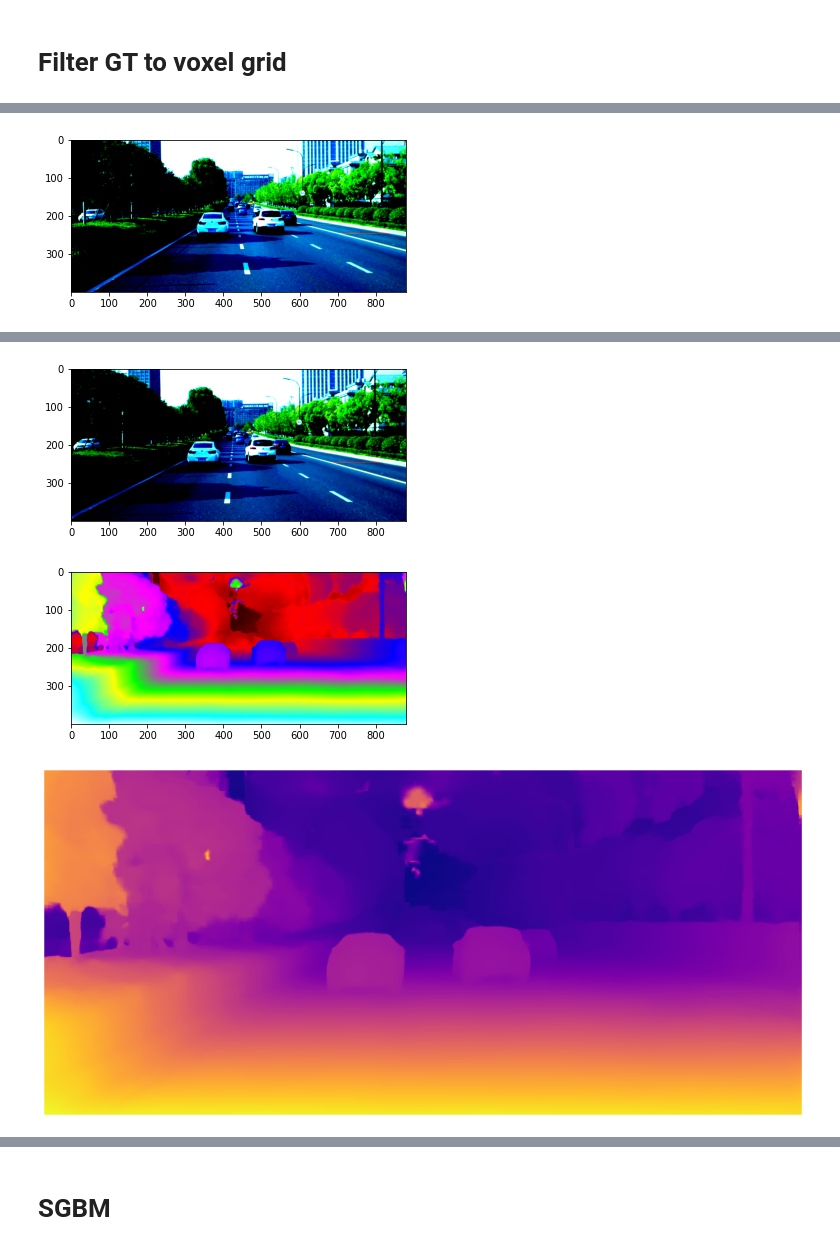
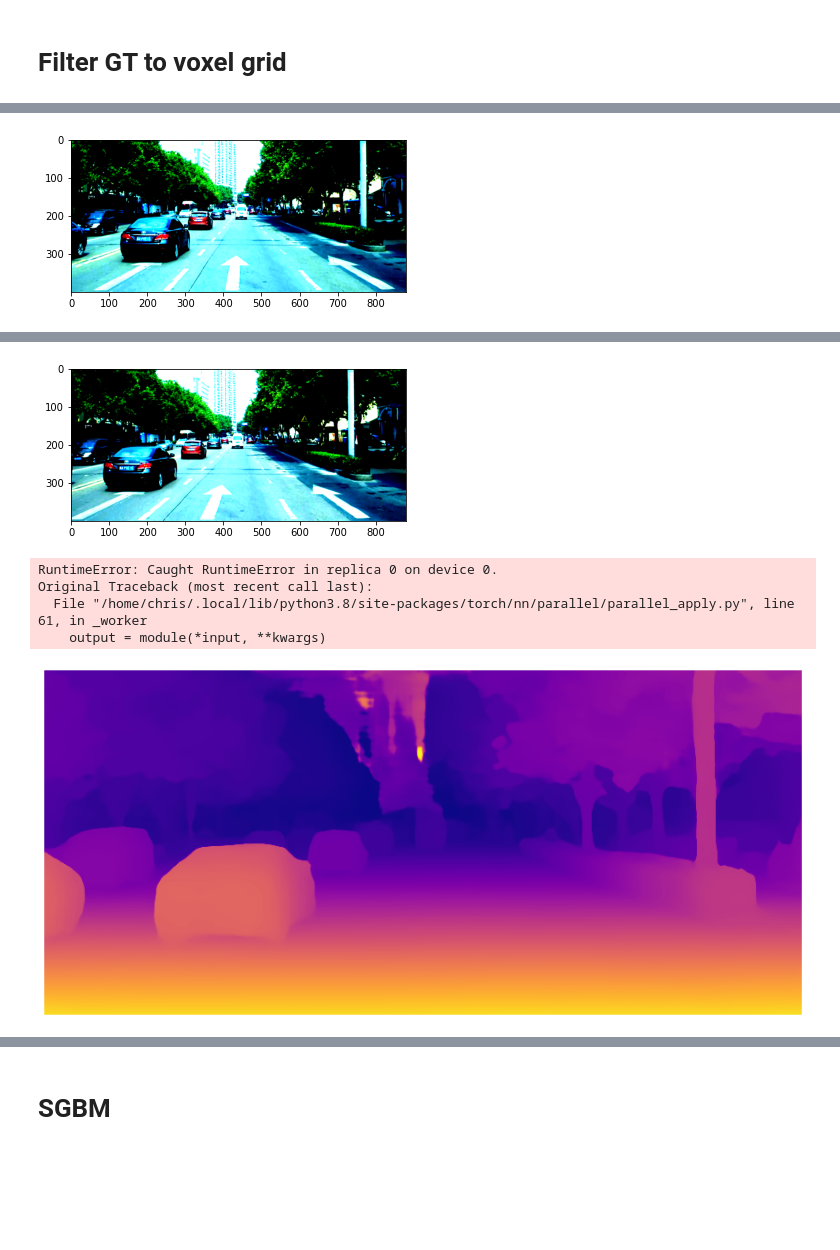
Before and after one commit to lhy0807/stereo_pl_nav, a Jupyter notebook: scripts/voxelstereonet/test_ds.ipynb, the cells around one changed output, grey strips where cells are left out. Drawn from its saved outputs; the diff is of its cells as text; code cells hidden in the pictures; blank space fills up the shorter version.

```diff
--- a/scripts/voxelstereonet/test_ds.ipynb
+++ b/scripts/voxelstereonet/test_ds.ipynb
@@ -54,7 +58,7 @@ def display_image_in_actual_size(im_data, save_path):
     plt.savefig(save_path)
     plt.show()
 # %%
-data_index = 11
+data_index = 24
 datapath = "/home/chris/pl_ws/src/stereo_pl_nav/datasets/DS"
 left_img = load_image(os.path.join(datapath, left_filenames[data_index]))
 right_img = load_image(os.path.join(datapath, right_filenames[data_index]))
@@ -132,9 +141,9 @@ def project_image_to_velo(uv_depth):
 # %% [markdown]
 # mobilestereonet
 # %%
-from models.mobilestereonet.models.MSNet2D import MSNet2D
-model = MSNet2D(192)
-model = nn.DataParallel(model)
+from models.mobilestereonet.models.MSNet3D import MSNet3D
+model = MSNet3D(192)
+model = nn.DataParallel(model,device_ids=[0,1])
 model.cuda()
 # %% [output]
 DataParallel(
@@ -155,7 +164,7 @@ DataParallel(
   )
 )
 # %%
-ckpt_path = "/home/chris/pl_ws/src/stereo_pl_nav/scripts/models/MSNet2D_SF_DS_KITTI2015.ckpt"
+ckpt_path = "/home/chris/pl_ws/src/stereo_pl_nav/scripts/models/MSNet3D_SF_DS_KITTI2015.ckpt"
 print("Loading model {}".format(ckpt_path))
 state_dict = torch.load(ckpt_path)
 model.load_state_dict(state_dict['model'])
@@ -296,24 +346,16 @@ o3d.visualization.draw_geometries([rgbd_pcd,voxel_grid],
 # %%
-from models.coex.stereo import Stereo
-from ruamel.yaml import YAML
-def load_configs(path):
-    cfg = YAML().load(open(path, 'r'))
-    backbone_cfg = YAML().load(
-        open(cfg['model']['stereo']['backbone']['cfg_path'], 'r'))
-    cfg['model']['stereo']['backbone'].update(backbone_cfg)
-    return cfg
+from models.lacGwcNet.networks.stackhourglass import PSMNet
+# load model
+affinity_settings = {}
+affinity_settings['win_w'] = 3
+affinity_settings['win_h'] = 3
+affinity_settings['dilation'] = [1, 2, 4, 8]
 
-config = 'cfg_coex.yaml'
-version = 0  # CoEx
+model = PSMNet(maxdisp=192, struct_fea_c=4, fuse_mode="separate",
+           affinity_settings=affinity_settings, udc=True, refine="csr").cuda()
 
-cfg = load_configs(
-    './models/coex/configs/stereo/{}'.format(config))
-
-ckpt = '{}/{}/version_{}/checkpoints/last.ckpt'.format(
-    './models/coex/logs/stereo', cfg['model']['name'], version)
-cfg['stereo_ckpt'] = ckpt
-# load model
-model = Stereo.load_from_checkpoint(cfg['stereo_ckpt'],
-                                            strict=False,
-                                            cfg=cfg).cuda()
+model = nn.DataParallel(model)
+model.eval()
+ckpt = torch.load("models/lacGwcNet/checkpoint_9.tar")
+model.load_state_dict(ckpt["net"])
 # %% [output]
@@ -332,7 +374,7 @@ sample_left = torch.unsqueeze(sample_left, dim=0)
 sample_right = torch.unsqueeze(sample_right, dim=0)
 
 with torch.no_grad():
-    disp_est_tn = model(sample_left.cuda(), sample_right.cuda())[0]
+    disp_est_tn = model(sample_left.cuda(), sample_right.cuda(), None)[0]
     disp_est_np = tensor2numpy(disp_est_tn)
     disp_est = np.array(disp_est_np, dtype=np.float32)
     plt.imshow(kitti_colormap(disp_est))
@@ -343 +385 @@ WARNING - 2022-05-24 15:27:47,658 - image - Clipping input data to the valid ran
-[figure, old version]
+[figure, new version]
@@ -345,9 +387,12 @@ WARNING - 2022-05-24 15:27:47,856 - image - Clipping input data to the valid ran
-[figure, old version]
+[figure, new version]
-[figure, removed]
+RuntimeError: Caught RuntimeError in replica 0 on device 0.
+Original Traceback (most recent call last):
+  File "/home/chris/.local/lib/python3.8/site-packages/torch/nn/parallel/parallel_apply.py", line 61, in _worker
+    output = module(*input, **kwargs)
 # %%
-display_image_in_actual_size(disp_est, f"/home/chris/Desktop/voxelnet-images/coex-{data_index}.png")
+display_image_in_actual_size(disp_est, f"/home/chris/Desktop/voxelnet-images/lac-{data_index}.png")
 # %% [output]
-[figure, old version]
+[figure, new version]
 # %%
 mask = disp_est > 0
 depth = f_u * baseline / (disp_est + 1. - mask)
```
Also changed, not shown: parts of 34 cells of this notebook, 11 other files.
